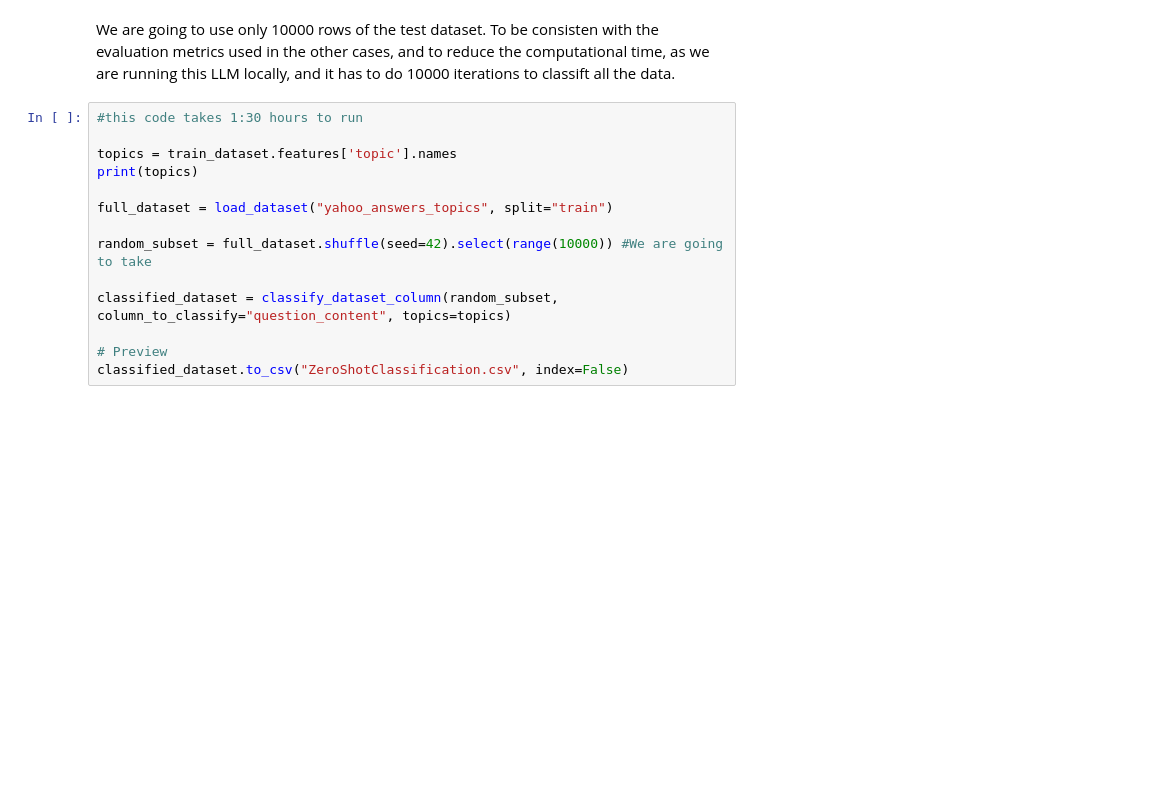
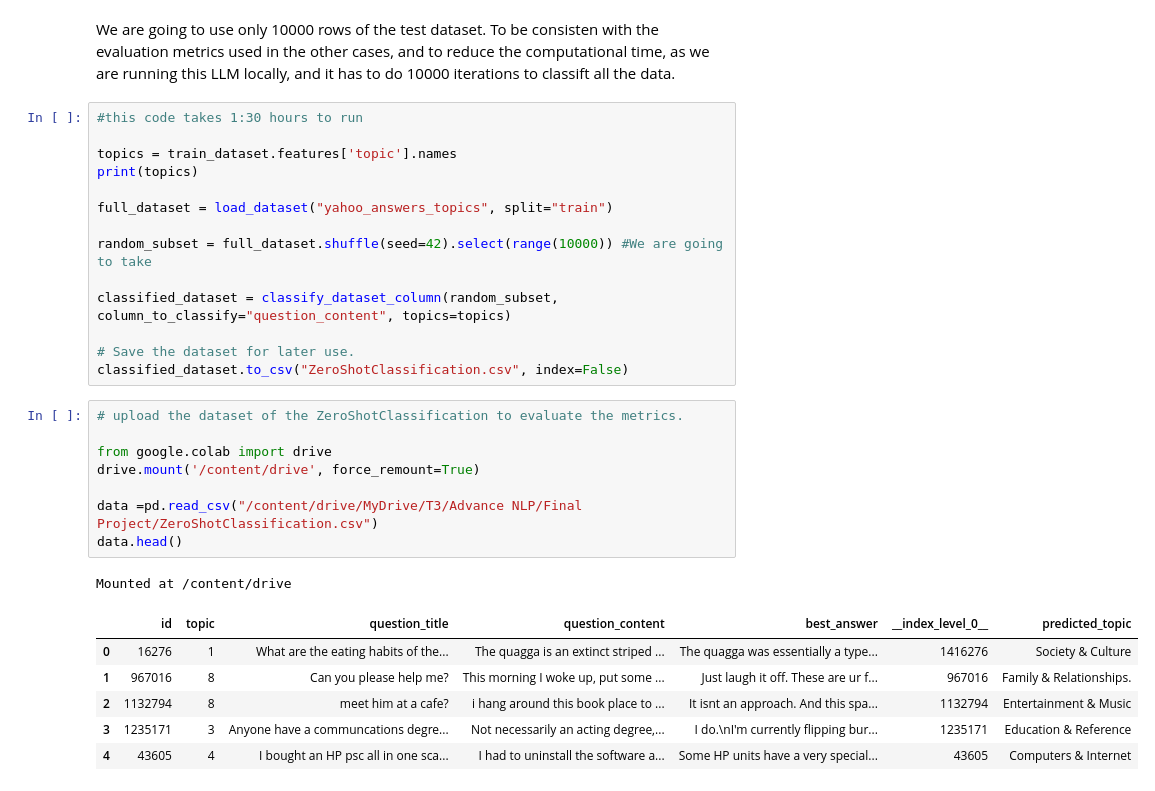
Before and after one commit to otausendschoen/NLP_Yahoo-Answers, a Jupyter notebook: project.ipynb, the cells around one changed output. Drawn from its saved outputs; the diff is of its cells as text; blank space fills up the shorter version.

```diff
--- a/project.ipynb
+++ b/project.ipynb
@@ -1251,5 +1406,21 @@ random_subset = full_dataset.shuffle(seed=42).select(range(10000)) #We are going
 
 classified_dataset = classify_dataset_column(random_subset, column_to_classify="question_content", topics=topics)
 
-# Preview
+# Save the dataset for later use.
 classified_dataset.to_csv("ZeroShotClassification.csv", index=False)
+# %%
+# upload the dataset of the ZeroShotClassification to evaluate the metrics.
+
+from google.colab import drive
+drive.mount('/content/drive', force_remount=True)
+
+data =pd.read_csv("/content/drive/MyDrive/T3/Advance NLP/Final Project/ZeroShotClassification.csv")
+data.head()
+# %% [output]
+Mounted at /content/drive
+|  | id | topic | question_title | question_content | best_answer | __index_level_0__ | predicted_topic |
+| 0 | 16276 | 1 | What are the eating habits of the... | The quagga is an extinct striped ... | The quagga was essentially a type... | 1416276 | Society & Culture |
+| 1 | 967016 | 8 | Can you please help me? | This morning I woke up, put some ... | Just laugh it off. These are ur f... | 967016 | Family & Relationships. |
+| 2 | 1132794 | 8 | meet him at a cafe? | i hang around this book place to ... | It isnt an approach. And this spa... | 1132794 | Entertainment & Music |
+| 3 | 1235171 | 3 | Anyone have a communcations degre... | Not necessarily an acting degree,... | I do.\nI'm currently flipping bur... | 1235171 | Education & Reference |
+| 4 | 43605 | 4 | I bought an HP psc all in one sca... | I had to uninstall the software a... | Some HP units have a very special... | 43605 | Computers & Internet |
```
Also changed, not shown: parts of 71 cells of this notebook.
